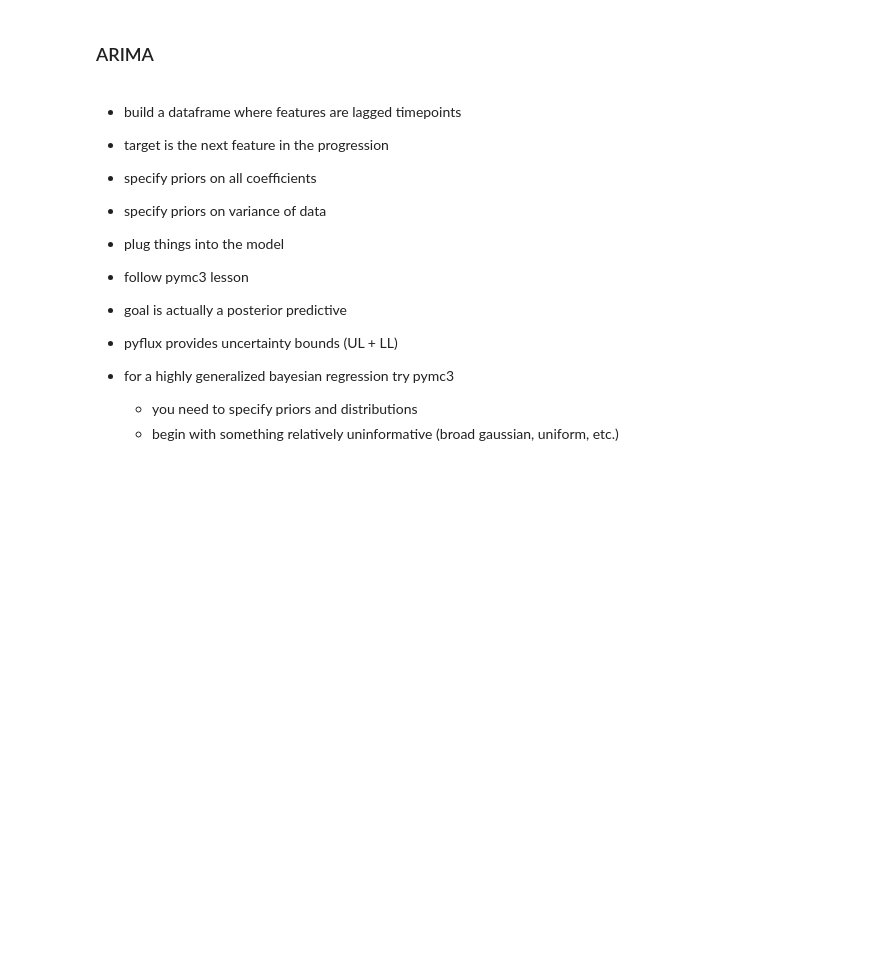
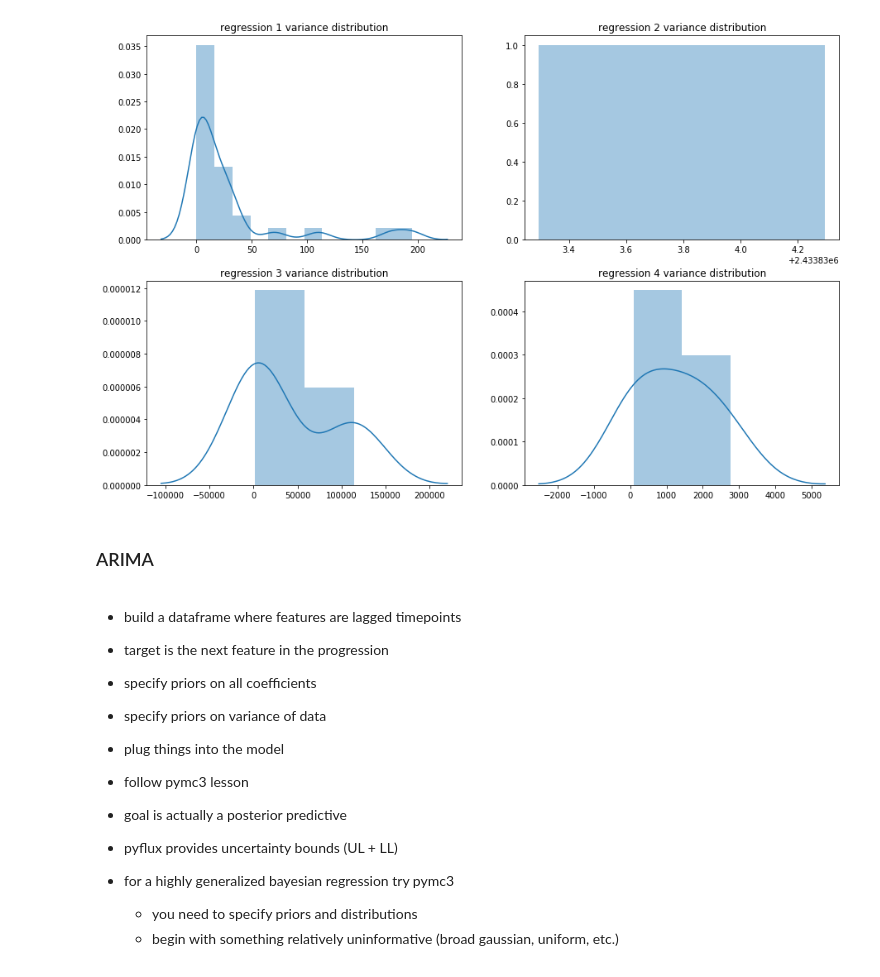
Before and after one commit to sonyah-hawaii/time_series_regressive_modeling, a Jupyter notebook: time_series.ipynb, the cells around one changed output. Cells and saved outputs as stored; diff of their text form; code cells hidden in the pictures; blank space fills up the shorter version.

Commit message:
variance notebook updated

```diff
--- a/time_series.ipynb
+++ b/time_series.ipynb
@@ -35,4 +39,4 @@ from sklearn.ensemble import RandomForestRegressor
 abatement_historical = pd.read_csv('./Data/abatement_calculations.csv')
 # %%
 abatement_historical.set_index('country', inplace=True)
-abatement_historical = abatement_historical.T
+abatement_historical = abatement_historical
@@ -90,3 +54,29 @@ plt.legend();
+# %%
+regression_1 = abatement_historical[abatement_historical.label==1]
+regression_2 = abatement_historical[abatement_historical.label==2]
+regression_3 = abatement_historical.loc[(abatement_historical.label==0)
+                                         |(abatement_historical.label==3)
+                                        |(abatement_historical.label==4)]
+regression_4 = abatement_historical[abatement_historical.label==5]
+# %%
+plt.figure(figsize=(15,10))
+plt.subplot(2,2,1)
+sns.distplot(regression_1.drop('label', axis=1).T.var());
+plt.title('regression 1 variance distribution');
+
+plt.subplot(2,2,2)
+sns.distplot(regression_2.drop('label', axis=1).T.var());
+plt.title('regression 2 variance distribution');
+
+plt.subplot(2,2,3)
+sns.distplot(regression_3.drop('label', axis=1).T.var());
+plt.title('regression 3 variance distribution');
+
+plt.subplot(2,2,4)
+sns.distplot(regression_4.drop('label', axis=1).T.var());
+plt.title('regression 4 variance distribution');
+# %% [output]
+[figure, added]
 # %% [markdown]
 ### ARIMA
 # %% [markdown]
```
Also changed, not shown: parts of 14 cells of this notebook, 32 other files.
